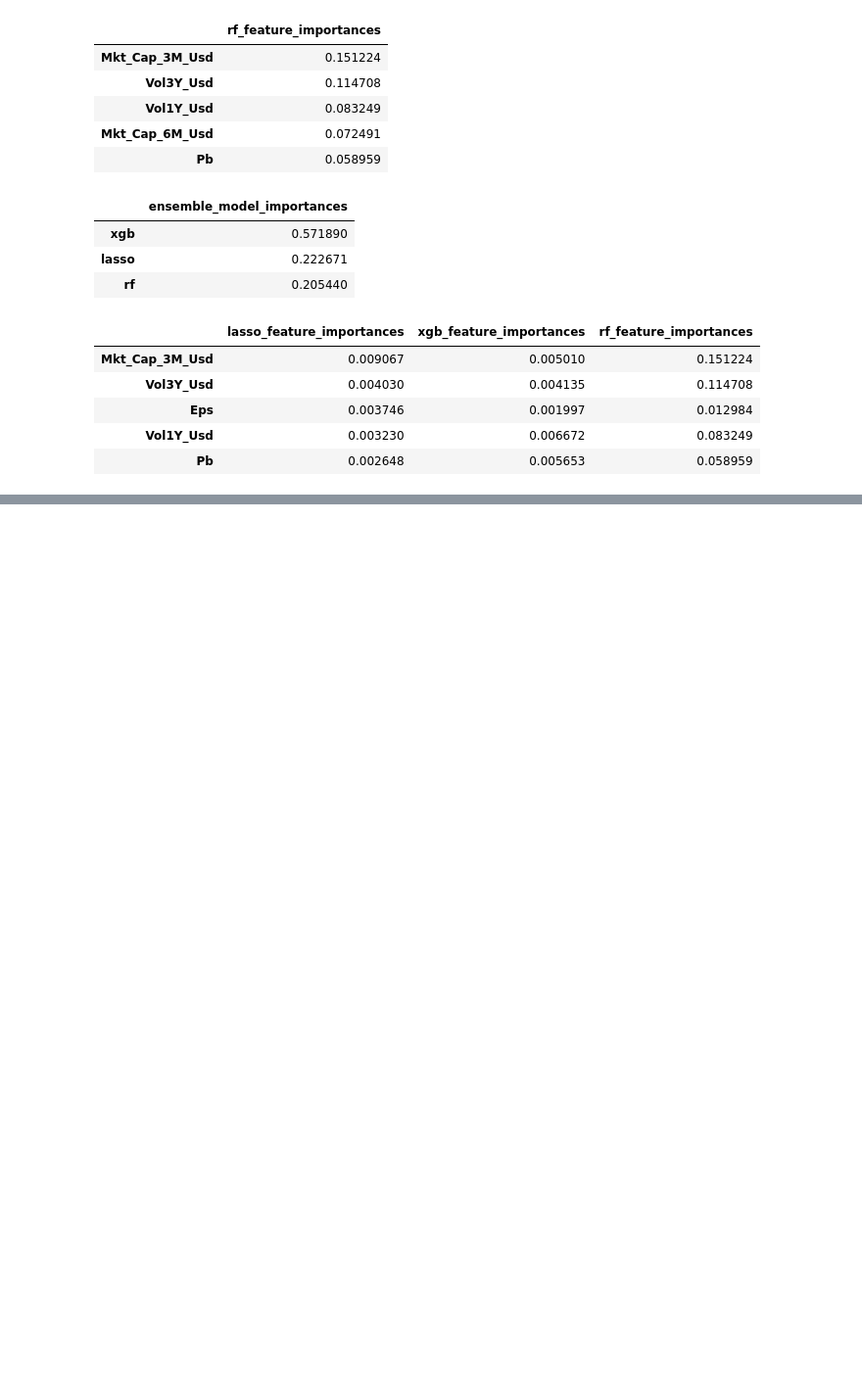
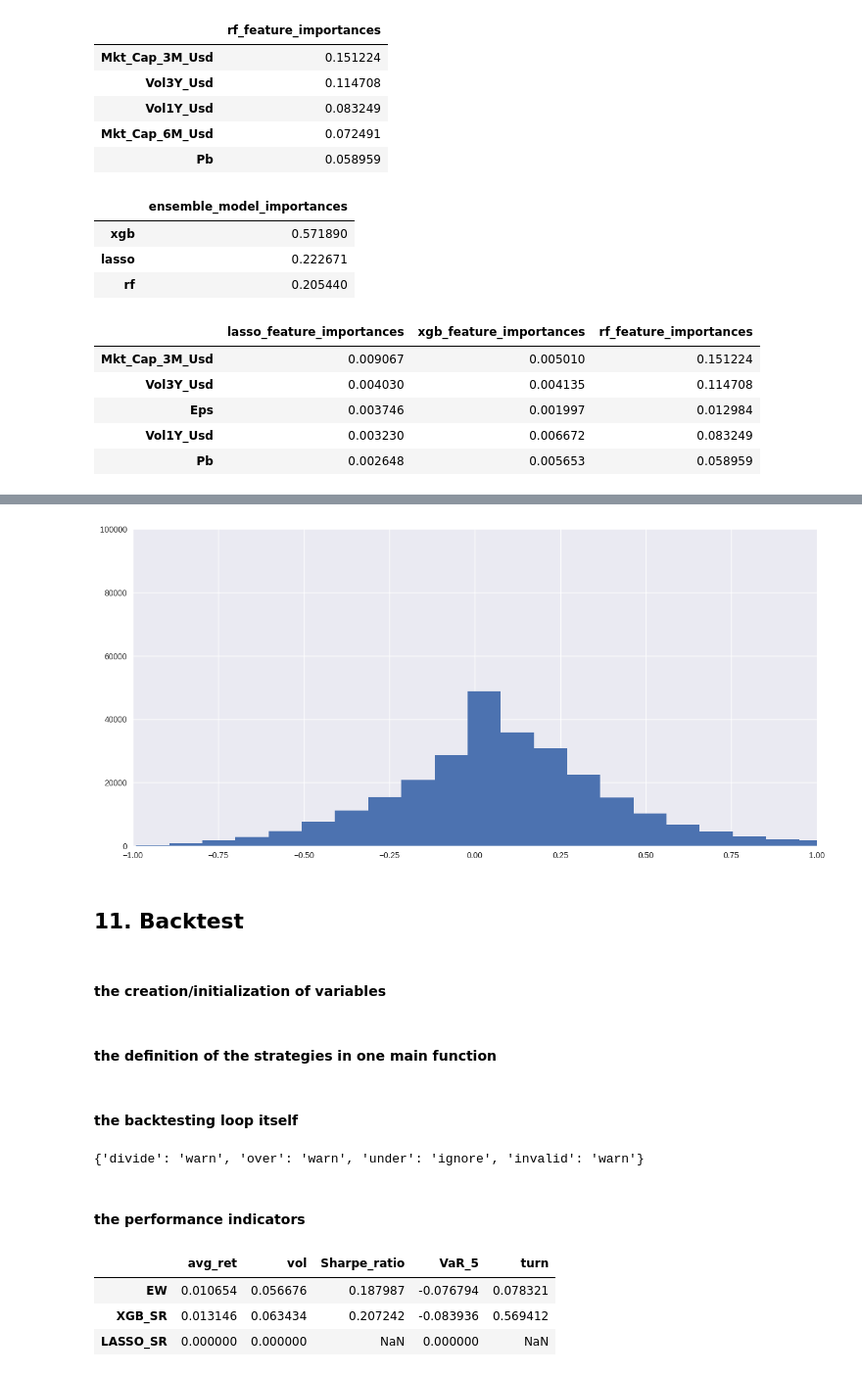
Before and after one commit to donghui-0126/Machine-Learning-for-Factor-Investing, a Jupyter notebook: py_mlfactor.ipynb, the cells around one changed output, grey strips where cells are left out. Shown at 98% size. Drawn from its saved outputs; the diff is of its cells as text; code cells hidden in the pictures; blank space fills up the shorter version.

```diff
--- a/py_mlfactor.ipynb
+++ b/py_mlfactor.ipynb
@@ -897,0 +884,10 @@ feature_importances['weighted_sum'].to_frame().sort_values(by='weighted_sum', as
+# %%
+n, bins, patches = plt.hist(data['R12M_Usd'],
+                            bins=1000)
+plt.axis([-1., 1., 0, 100000])
+
+plt.show()
+# %% [output]
+[figure, added]
+# %% [markdown]
+## **11.** Backtest
@@ -897,0 +899,2 @@ feature_importances['weighted_sum'].to_frame().sort_values(by='weighted_sum', as
+# %% [markdown]
+#### the creation/initialization of variables
@@ -897,0 +913,2 @@ feature_importances['weighted_sum'].to_frame().sort_values(by='weighted_sum', as
+# %% [markdown]
+#### the definition of the strategies in one main function
@@ -897,0 +976,6 @@ feature_importances['weighted_sum'].to_frame().sort_values(by='weighted_sum', as
+# %% [markdown]
+#### the backtesting loop itself
+# %%
+np.seterr(divide='ignore', invalid='ignore')
+# %% [output]
+{'divide': 'warn', 'over': 'warn', 'under': 'ignore', 'invalid': 'warn'}
@@ -897,0 +1004,2 @@ feature_importances['weighted_sum'].to_frame().sort_values(by='weighted_sum', as
+# %% [markdown]
+#### the performance indicators
@@ -897,0 +1033,17 @@ feature_importances['weighted_sum'].to_frame().sort_values(by='weighted_sum', as
+# %%
+asset_returns = data[['date', 'stock_id', 'R1M_Usd']].pivot(index='date',
+                                                               columns='stock_id',
+                                                               values='R1M_Usd')
+# find the missing stock_id
+na = list(set(np.arange(max(asset_returns.columns)+1)).difference(set(asset_returns.columns)))
+asset_returns[na] = 0
+asset_returns = asset_returns.loc[:,sorted(asset_returns.columns)]
+asset_returns.fillna(0, inplace=True)   # Zero returns for missing points
+
+perf_met_multi(portf_returns, portf_weights, asset_returns, t_oos,
+               strat_name = ["EW", "XGB_SR", "LASSO_SR"])
+# %% [output]
+|  | avg_ret | vol | Sharpe_ratio | VaR_5 | turn |
+| EW | 0.010654 | 0.056676 | 0.187987 | -0.076794 | 0.078321 |
+| XGB_SR | 0.013146 | 0.063434 | 0.207242 | -0.083936 | 0.569412 |
+| LASSO_SR | 0.000000 | 0.000000 | NaN | 0.000000 | NaN |
```
Also changed, not shown: parts of 24 cells of this notebook.
